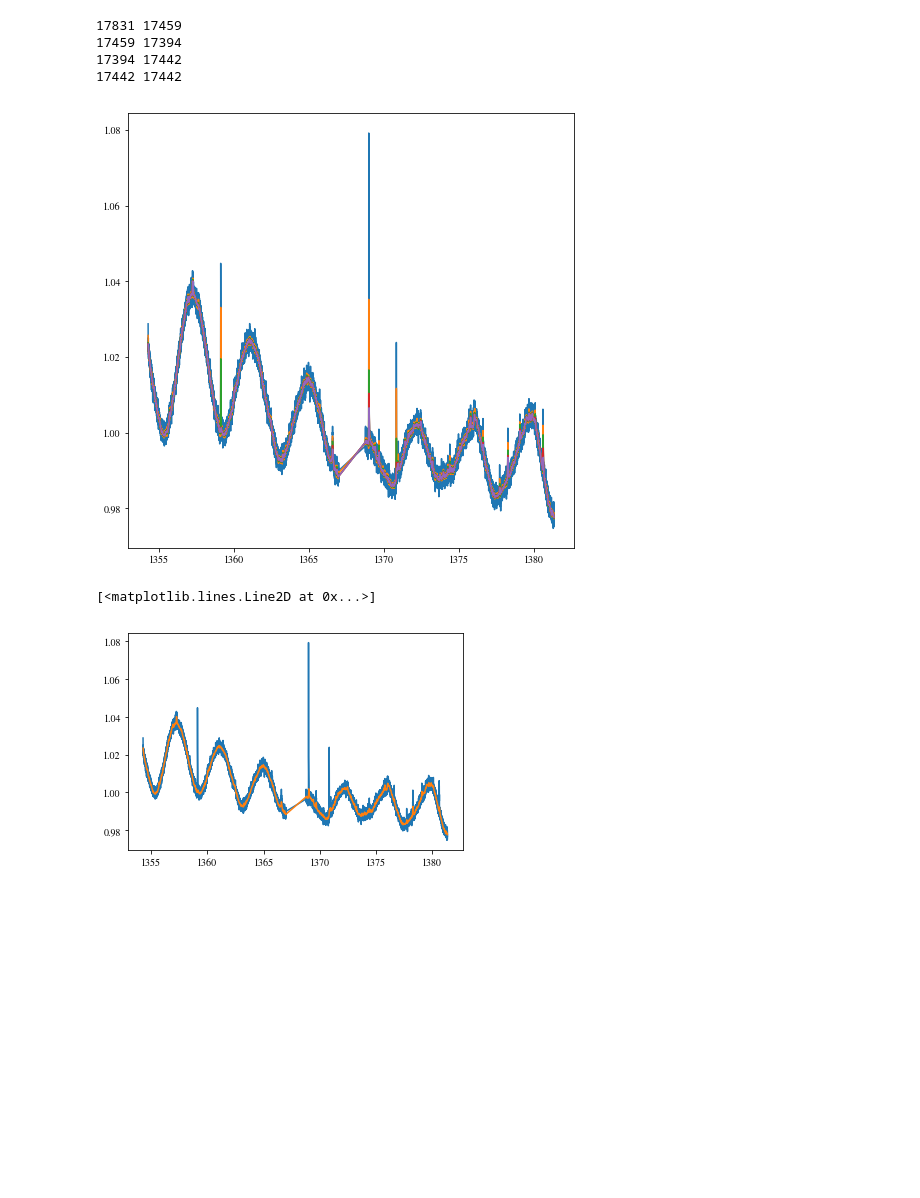
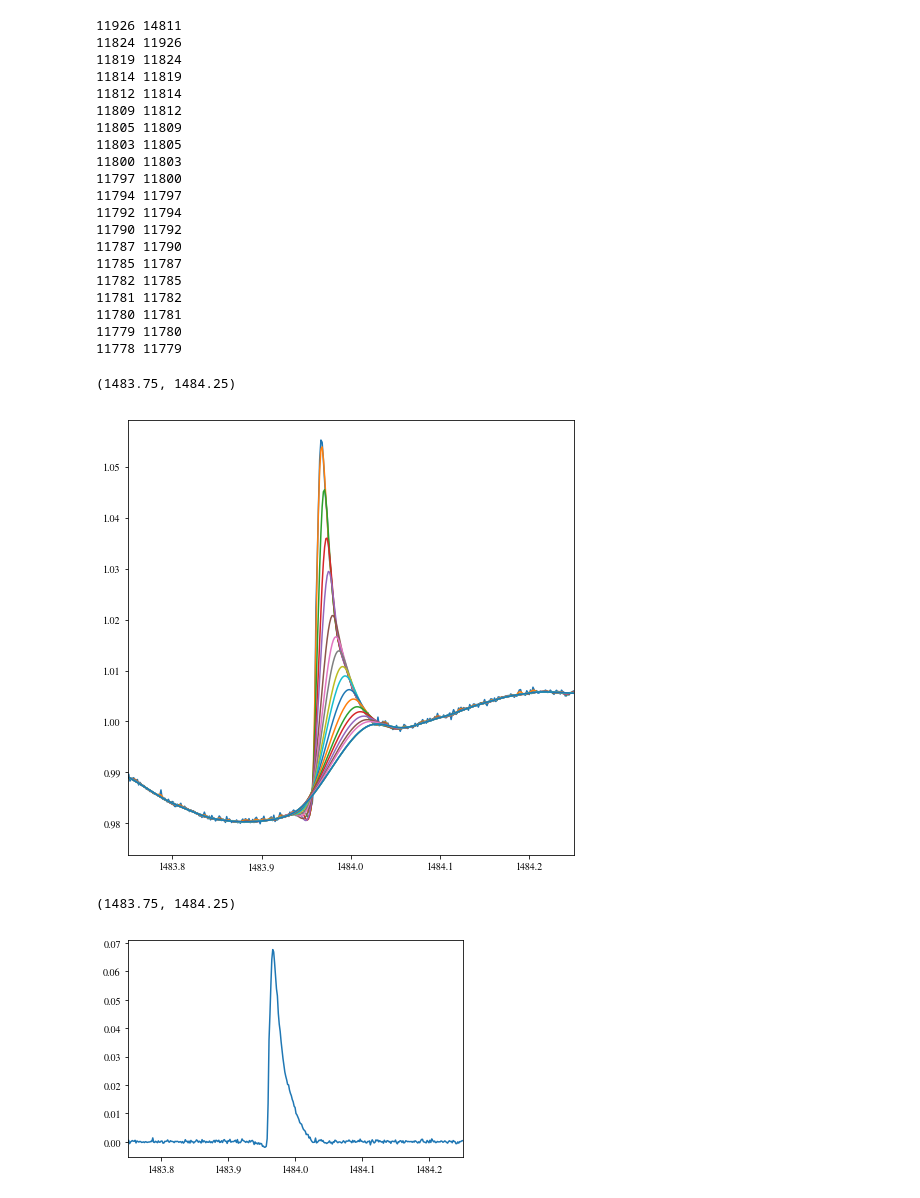
Before and after one commit to spencerw/tess_flare, a Jupyter notebook: flarePipelineTest.ipynb, the cells around one changed output. Cells and saved outputs as stored; diff of their text form; code cells hidden in the pictures; blank space fills up the shorter version.

Commit message:
GP not handling flare on quickly varying star well

```diff
--- a/flarePipelineTest.ipynb
+++ b/flarePipelineTest.ipynb
@@ -38,8 +38,11 @@ f4 = 'tess2018206045859-s0001-0000000266997586-0120-s_lc.fits'
 
 # Lots of flares, why are some missed?
 f5 = 'tess2018234235059-s0002-0000000102032397-0121-s_lc.fits'
+
+# Looks like a big flare, but bad fit. Did the GP have trouble here?
+f6 = 'tess2018349182459-s0006-0000000219423316-0126-s_lc.fits'
 # %%
-with fits.open(path+f5, mode='readonly') as hdulist:
+with fits.open(path+f6, mode='readonly') as hdulist:
     #print(hdulist[1].header)
     tess_bjds = hdulist[1].data['TIME']
     pdcsap_fluxes = hdulist[1].data['PDCSAP_FLUX']
@@ -117,6 +86,12 @@ num_iter = 20
 x = time
 y = flux/median
 yerr = error/median
+
+# Here is the kernel we will use for the GP regression
+# It consists of a sum of two stochastically driven damped harmonic
+# oscillators. One of the terms has Q fixed at 1/sqrt(2), which
+# forces it to be non-periodic. There is also a white noise term
+# included.
 
 # A non-periodic component
 Q = 1.0 / np.sqrt(2.0)
@@ -145,55 +120,72 @@ def neg_log_like(params, y, gp, m):
 
 def grad_neg_log_like(params, y, gp,m ):
     gp.set_parameter_vector(params)
     return -gp.grad_log_likelihood(y[m])[1]
 
 bounds = gp.get_parameter_bounds()
 initial_params = gp.get_parameter_vector()
 
 fig, axes = plt.subplots(figsize=(8,8))
 axes.plot(x, y)
 
 # Find the best fit kernel parameters. We want to try to ignore the flares
 # when we do the fit. To do this, we will repeatedly find the best fit
 # solution to the kernel model, calculate the covariance matrix, predict
 # the flux and then mask out points based on how far they deviate from
 # the model. After a few passes, this should cause the model to fit mostly
 # to periodic features.
 m = np.ones(len(x), dtype=bool)
 for i in range(num_iter):
+    n_pts_prev = np.sum(m)
     gp.compute(x[m], yerr[m])
     soln = minimize(neg_log_like, initial_params, jac=grad_neg_log_like,
                     method='L-BFGS-B', bounds=bounds, args=(y, gp, m))
     gp.set_parameter_vector(soln.x)
     initial_params = soln.x
-    mu = gp.predict(y[m], x, return_cov=False, return_var=False)
-    axes.plot(x, mu)
-    #axes.set_xlim(1427,1428)
-    var = np.nanvar(y - mu)
-    sig = np.sqrt(var + yerr**2)
+    smo = gp.predict(y[m], x, return_cov=False, return_var=False)
+    var = np.nanvar(y - smo)
+    sig = np.sqrt(var)
+    axes.plot(x, smo)
 
-    m0 = y - mu < 1.3 * sig
-    n_pts_prev = np.sum(m)
-    n_pts = np.sum(m0)
-    print(n_pts_prev, n_pts)
-    if n_pts == 0:
-        print('Warning: all points thrown out (noisy LC?)')
+    m0 = y - smo < 0.8*sig
+    m[m==1] = m0[m==1]
+    n_pts = np.sum(m)
+    print(n_pts, n_pts_prev)
+    if n_pts <= 1000:
+        raise ValueError('GP iteration threw out too many points')
         break
-    m = m0
-    if (n_pts == n_pts_prev): #or np.fabs(n_pts - n_pts_prev) < 3:
+    if (n_pts == n_pts_prev):
         break
 
 gp.compute(x[m], yerr[m])
-mu = gp.predict(y[m], time, return_cov=False, return_var=False)
+smo = gp.predict(y[m], x, return_cov=False, return_var=False)
+axes.set_xlim(1483.75, 1484.25)
 # %% [output]
-17831 17459
-17459 17394
-17394 17442
-17442 17442
+11926 14811
+11824 11926
+11819 11824
+11814 11819
+11812 11814
+11809 11812
+11805 11809
+11803 11805
+11800 11803
+11797 11800
+11794 11797
+11792 11794
+11790 11792
+11787 11790
+11785 11787
+11782 11785
+11781 11782
+11780 11781
+11779 11780
+11778 11779
+(1483.75, 1484.25)
-[figure, old version]
+[figure, new version]
 # %%
-plt.plot(time, flux/median)
-plt.plot(time, mu)
+plt.plot(x, flux/median - smo)
+plt.xlim(1483.75, 1484.25)
 # %% [output]
-[<matplotlib.lines.Line2D at 0x...>]
+(1483.75, 1484.25)
-[figure, old version]
+[figure, new version]
```
Also changed, not shown: parts of 9 cells of this notebook.
